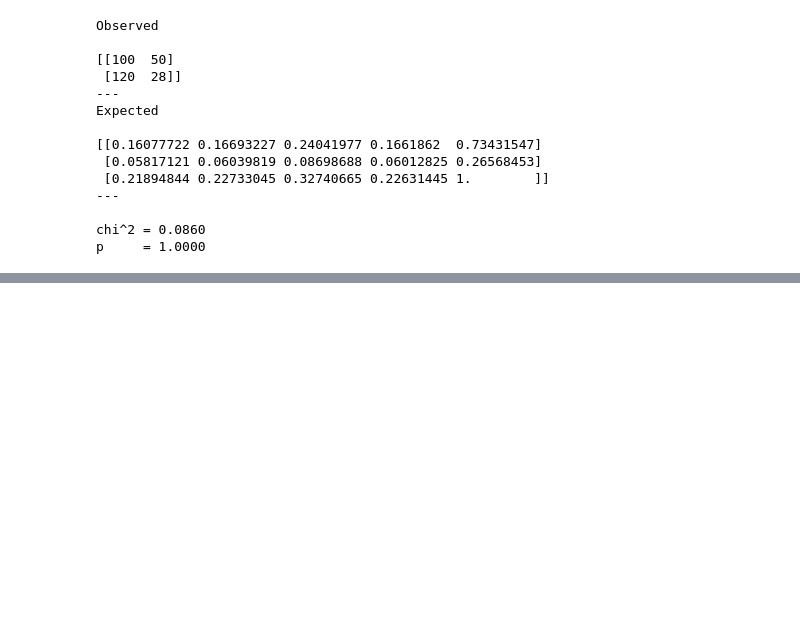
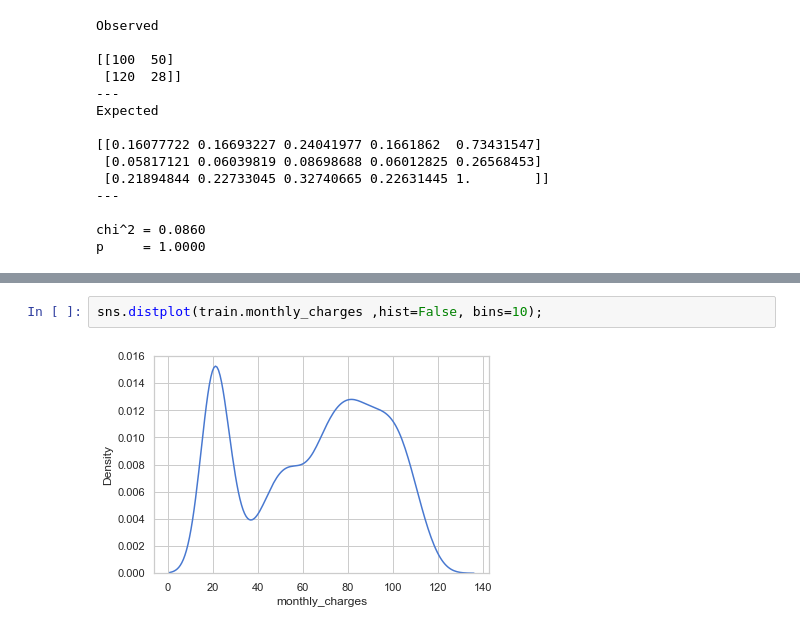
Before and after one commit to tim-keriazes/telco_project, a Jupyter notebook: telco_exploration.ipynb, the cells around one changed output, grey strips where cells are left out. Drawn from its saved outputs; the diff is of its cells as text; blank space fills up the shorter version.

```diff
--- a/telco_exploration.ipynb
+++ b/telco_exploration.ipynb
@@ -559,0 +564,4 @@ p     = 1.0000
+# %%
+sns.distplot(train.monthly_charges ,hist=False, bins=10);
+# %% [output]
+[figure, added]
```
Also changed, not shown: parts of 5 cells of this notebook, 1 other file.
